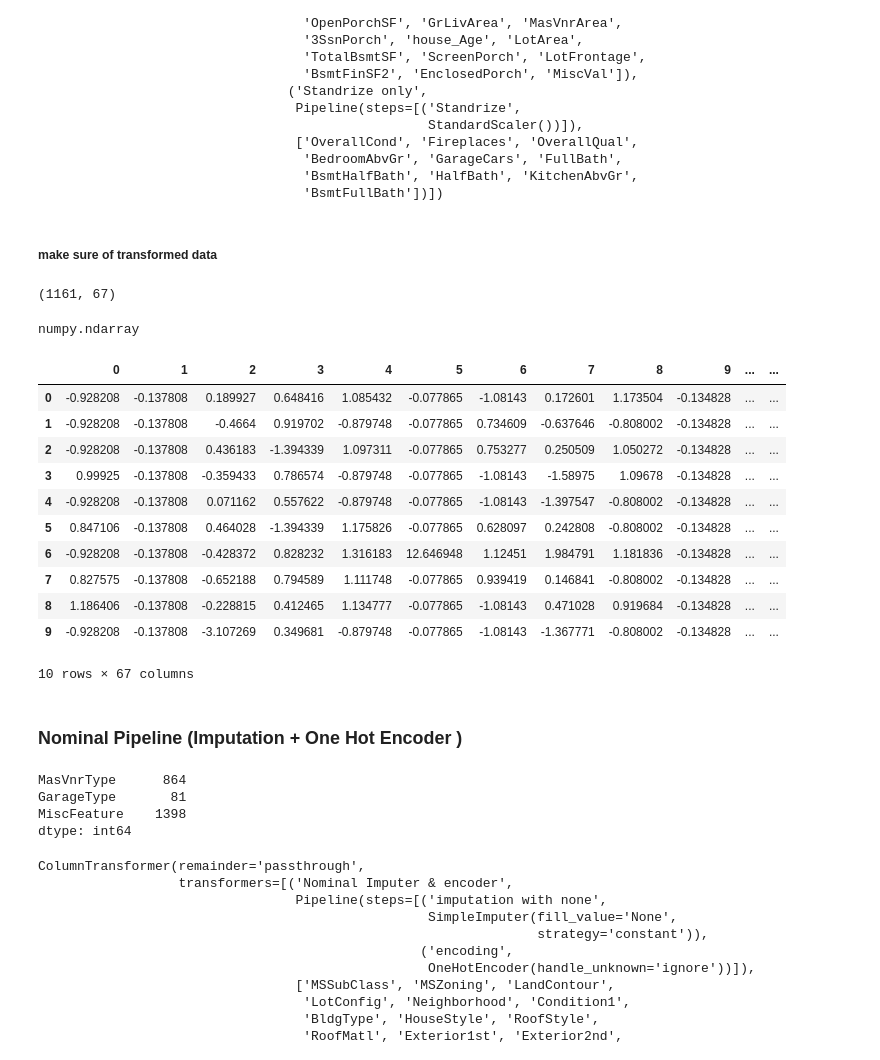
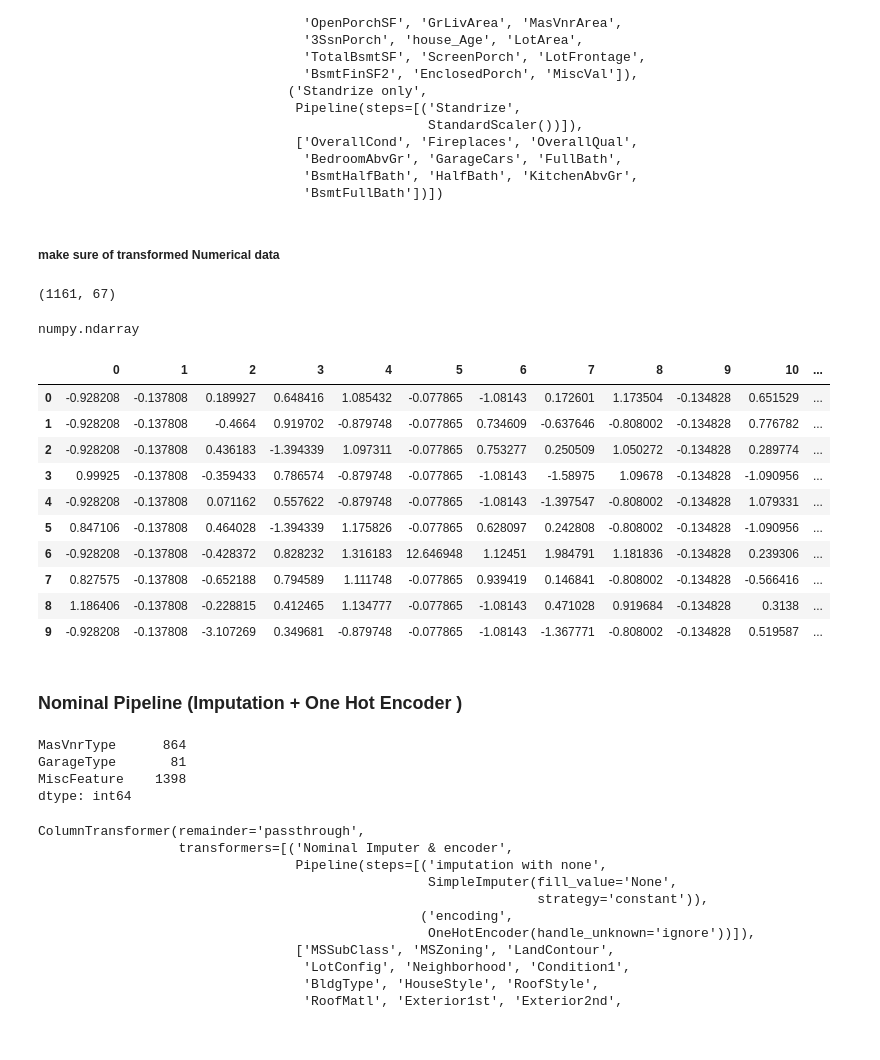
Before and after one commit to KillD00zer/ITI, a Jupyter notebook: LEC 2 task/PipeLines.ipynb, the cells around one changed output. Drawn from its saved outputs; the diff is of its cells as text; code cells hidden in the pictures.

```diff
--- a/LEC 2 task/PipeLines.ipynb
+++ b/LEC 2 task/PipeLines.ipynb
@@ -15,3 +15,4 @@ from sklearn.impute import SimpleImputer
 # load processed data
 XY_Data= pd.read_csv(r'D:\K_REPO\ITI\LEC 2 task\XY_Data.csv')
 XY_Data.head()
+pd.set_option('display.max_columns', None)
@@ -103,7 +98,7 @@ ColumnTransformer(remainder='passthrough',
                                   'BsmtHalfBath', 'HalfBath', 'KitchenAbvGr',
                                   'BsmtFullBath'])])
 # %% [markdown]
-##### make sure of transformed data
+##### make sure of transformed Numerical data
 # %%
 explore_Numerical_trans = Processor.fit_transform(X_train, y_train)
 print(explore_Numerical_trans.shape)
@@ -112,33 +107,32 @@ type(explore_Numerical_trans)
 (1161, 67)
 numpy.ndarray
 # %%
-X_train_pd = pd.DataFrame(explore_Numerical_trans)
-X_train_pd.head(10)
+Numerical_transfomed_data = pd.DataFrame(explore_Numerical_trans)
+Numerical_transfomed_data.head(10)
 # %% [output]
-|  | 0 | 1 | 2 | 3 | 4 | 5 | 6 | 7 | 8 | 9 | ... | ... |
-| 0 | -0.928208 | -0.137808 | 0.189927 | 0.648416 | 1.085432 | -0.077865 | -1.08143 | 0.172601 | 1.173504 | -0.134828 | ... | ... |
-| 1 | -0.928208 | -0.137808 | -0.4664 | 0.919702 | -0.879748 | -0.077865 | 0.734609 | -0.637646 | -0.808002 | -0.134828 | ... | ... |
-| 2 | -0.928208 | -0.137808 | 0.436183 | -1.394339 | 1.097311 | -0.077865 | 0.753277 | 0.250509 | 1.050272 | -0.134828 | ... | ... |
-| 3 | 0.99925 | -0.137808 | -0.359433 | 0.786574 | -0.879748 | -0.077865 | -1.08143 | -1.58975 | 1.09678 | -0.134828 | ... | ... |
-| 4 | -0.928208 | -0.137808 | 0.071162 | 0.557622 | -0.879748 | -0.077865 | -1.08143 | -1.397547 | -0.808002 | -0.134828 | ... | ... |
-| 5 | 0.847106 | -0.137808 | 0.464028 | -1.394339 | 1.175826 | -0.077865 | 0.628097 | 0.242808 | -0.808002 | -0.134828 | ... | ... |
-| 6 | -0.928208 | -0.137808 | -0.428372 | 0.828232 | 1.316183 | 12.646948 | 1.12451 | 1.984791 | 1.181836 | -0.134828 | ... | ... |
-| 7 | 0.827575 | -0.137808 | -0.652188 | 0.794589 | 1.111748 | -0.077865 | 0.939419 | 0.146841 | -0.808002 | -0.134828 | ... | ... |
-| 8 | 1.186406 | -0.137808 | -0.228815 | 0.412465 | 1.134777 | -0.077865 | -1.08143 | 0.471028 | 0.919684 | -0.134828 | ... | ... |
-| 9 | -0.928208 | -0.137808 | -3.107269 | 0.349681 | -0.879748 | -0.077865 | -1.08143 | -1.367771 | -0.808002 | -0.134828 | ... | ... |
+|  | 0 | 1 | 2 | 3 | 4 | 5 | 6 | 7 | 8 | 9 | 10 | ... |
+| 0 | -0.928208 | -0.137808 | 0.189927 | 0.648416 | 1.085432 | -0.077865 | -1.08143 | 0.172601 | 1.173504 | -0.134828 | 0.651529 | ... |
+| 1 | -0.928208 | -0.137808 | -0.4664 | 0.919702 | -0.879748 | -0.077865 | 0.734609 | -0.637646 | -0.808002 | -0.134828 | 0.776782 | ... |
+| 2 | -0.928208 | -0.137808 | 0.436183 | -1.394339 | 1.097311 | -0.077865 | 0.753277 | 0.250509 | 1.050272 | -0.134828 | 0.289774 | ... |
+| 3 | 0.99925 | -0.137808 | -0.359433 | 0.786574 | -0.879748 | -0.077865 | -1.08143 | -1.58975 | 1.09678 | -0.134828 | -1.090956 | ... |
+| 4 | -0.928208 | -0.137808 | 0.071162 | 0.557622 | -0.879748 | -0.077865 | -1.08143 | -1.397547 | -0.808002 | -0.134828 | 1.079331 | ... |
+| 5 | 0.847106 | -0.137808 | 0.464028 | -1.394339 | 1.175826 | -0.077865 | 0.628097 | 0.242808 | -0.808002 | -0.134828 | -1.090956 | ... |
+| 6 | -0.928208 | -0.137808 | -0.428372 | 0.828232 | 1.316183 | 12.646948 | 1.12451 | 1.984791 | 1.181836 | -0.134828 | 0.239306 | ... |
+| 7 | 0.827575 | -0.137808 | -0.652188 | 0.794589 | 1.111748 | -0.077865 | 0.939419 | 0.146841 | -0.808002 | -0.134828 | -0.566416 | ... |
+| 8 | 1.186406 | -0.137808 | -0.228815 | 0.412465 | 1.134777 | -0.077865 | -1.08143 | 0.471028 | 0.919684 | -0.134828 | 0.3138 | ... |
+| 9 | -0.928208 | -0.137808 | -3.107269 | 0.349681 | -0.879748 | -0.077865 | -1.08143 | -1.367771 | -0.808002 | -0.134828 | 0.519587 | ... |
-10 rows × 67 columns
 # %% [markdown]
 ### Nominal Pipeline (Imputation + One Hot Encoder )
-# %%
-XY_Data[Nominal_features].isna().sum()[lambda x : x>0]
-# %% [output]
-MasVnrType      864
-GarageType       81
-MiscFeature    1398
-dtype: int64
 # %%
 Nominal_Pipeline= Pipeline(steps= [ ('imputation with none', SimpleImputer(strategy='constant', fill_value='None')),
                                 ('encoding', OneHotEncoder(handle_unknown='ignore'))    ]   )
+# %%
+XY_Data[Nominal_features].isna().sum()[lambda x : x>0]
+# %% [output]
+MasVnrType      864
+GarageType       81
+MiscFeature    1398
+dtype: int64
 # %%
 Nominal_transformer= ColumnTransformer(transformers=[('Nominal Imputer & encoder' , Nominal_Pipeline, Nominal_features)] , remainder='passthrough')
 # %%
```
Also changed, not shown: parts of 16 cells of this notebook, 1 other file.
